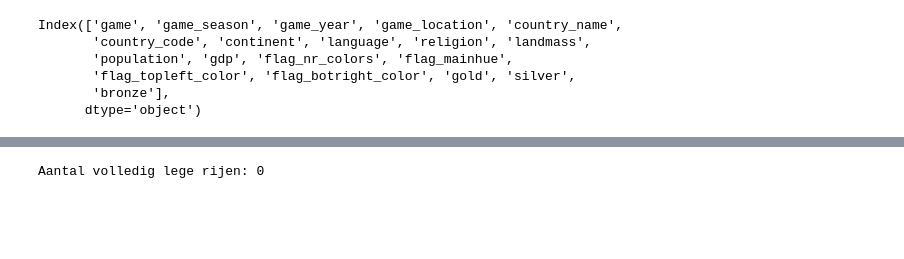
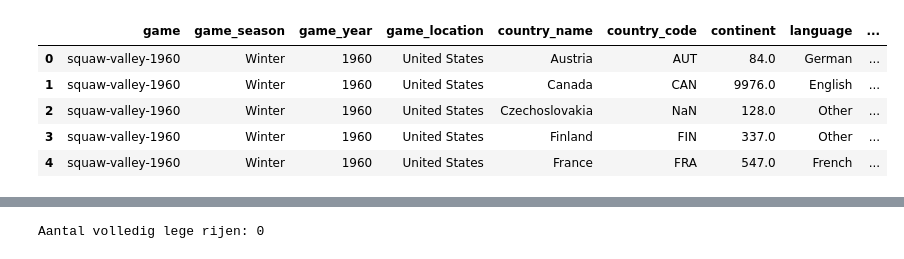
Before and after one commit to AdilVural/myPython, a Jupyter notebook: Assignments_export/AssignmentUitwerking1.ipynb, the cells around one changed output, grey strips where cells are left out. Cells and saved outputs as stored; diff of their text form; code cells hidden in the pictures; blank space fills up the shorter version.

```diff
--- a/Assignments_export/AssignmentUitwerking1.ipynb
+++ b/Assignments_export/AssignmentUitwerking1.ipynb
@@ -13,12 +35,12 @@
 # %%
 #inlezen van de dataset Olympics
 
 df=pd.read_csv('olympics_prepared.csv')
-df.columns
+df.head(5)
 # %% [output]
-Index(['game', 'game_season', 'game_year', 'game_location', 'country_name',
-       'country_code', 'continent', 'language', 'religion', 'landmass',
-       'population', 'gdp', 'flag_nr_colors', 'flag_mainhue',
-       'flag_topleft_color', 'flag_botright_color', 'gold', 'silver',
-       'bronze'],
-      dtype='object')
+|  | game | game_season | game_year | game_location | country_name | country_code | continent | language | ... |
+| 0 | squaw-valley-1960 | Winter | 1960 | United States | Austria | AUT | 84.0 | German | ... |
+| 1 | squaw-valley-1960 | Winter | 1960 | United States | Canada | CAN | 9976.0 | English | ... |
+| 2 | squaw-valley-1960 | Winter | 1960 | United States | Czechoslovakia | NaN | 128.0 | Other | ... |
+| 3 | squaw-valley-1960 | Winter | 1960 | United States | Finland | FIN | 337.0 | Other | ... |
+| 4 | squaw-valley-1960 | Winter | 1960 | United States | France | FRA | 547.0 | French | ... |
```
Also changed, not shown: parts of 41 cells of this notebook, 11 other files.
